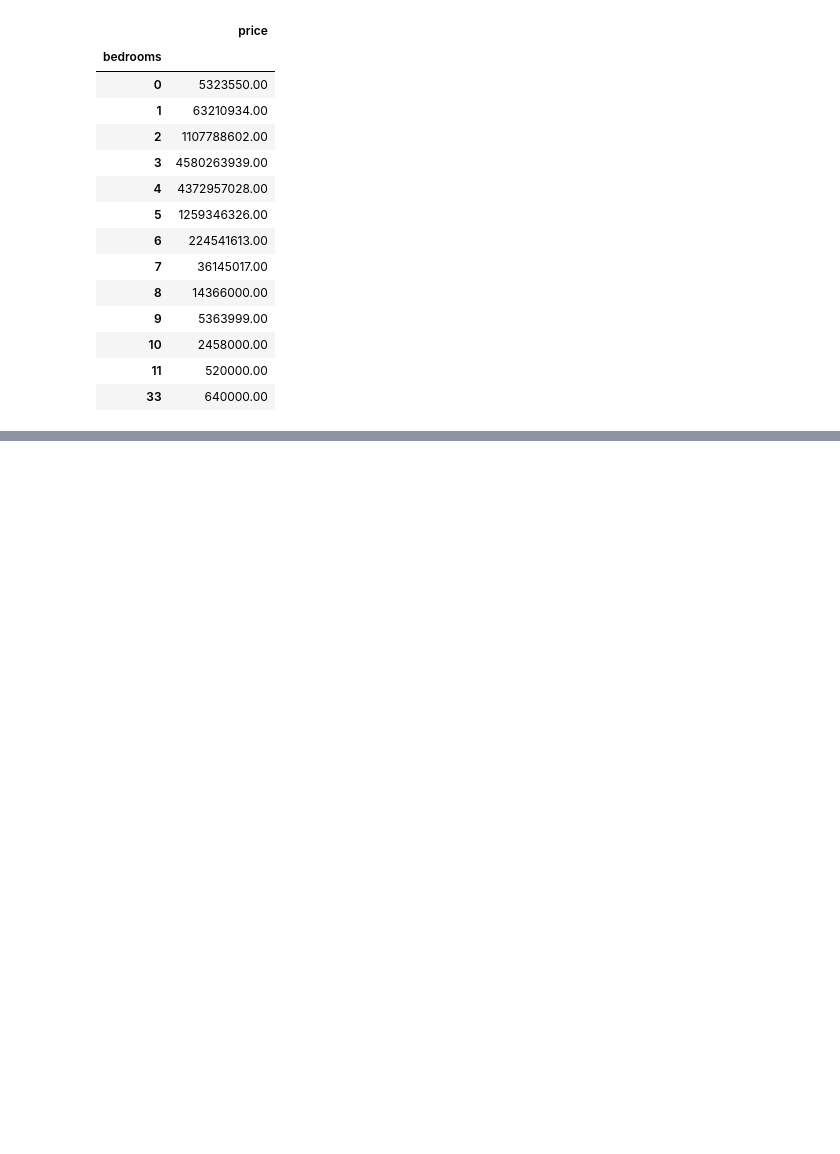
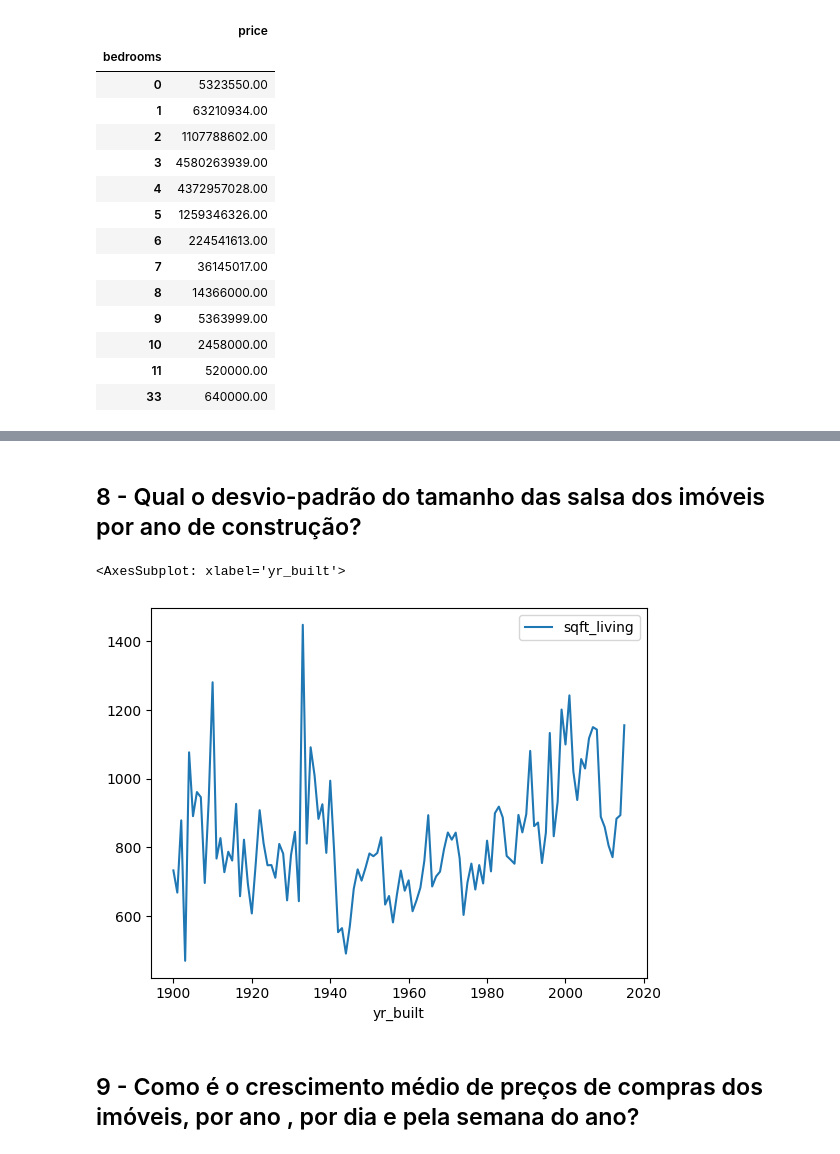
Before and after one commit to Reyso/lab_data_em_producao, a Jupyter notebook: perguntas_negocio_3.ipynb, the cells around one changed output, grey strips where cells are left out. Cells and saved outputs as stored; diff of their text form; code cells hidden in the pictures; blank space fills up the shorter version.

```diff
--- a/perguntas_negocio_3.ipynb
+++ b/perguntas_negocio_3.ipynb
@@ -146,0 +221,9 @@ data[['bedrooms','price']].groupby('bedrooms').sum()
+# %% [markdown]
+## 8 - Qual o desvio-padrão do tamanho das salsa dos imóveis por ano de construção?
+# %%
+sns.lineplot(data[['sqft_living','yr_built']].groupby('yr_built').std())
+# %% [output]
+<AxesSubplot: xlabel='yr_built'>
+[figure, added]
+# %% [markdown]
+## 9 - Como é o crescimento médio de preços de compras dos imóveis, por ano , por dia e pela semana do ano?
```
Also changed, not shown: parts of 16 cells of this notebook.
